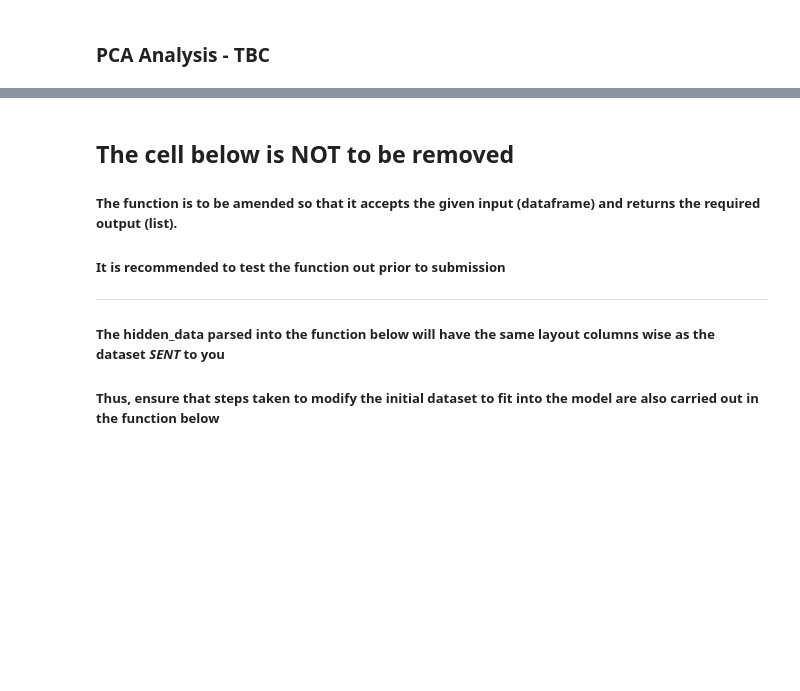
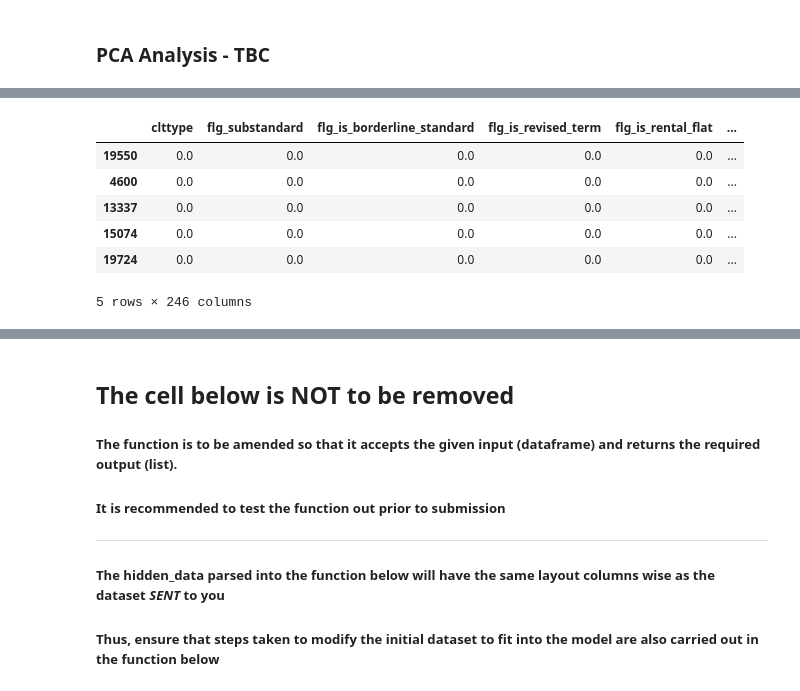
Before and after one commit to 61854/datathon_2024, a Jupyter notebook: NUS_DATATHON_SINGLIFE_NUS 188.ipynb, the cells around one changed output, grey strips where cells are left out. Saved outputs shown, nothing was run; the diff lists cells and outputs as text; code cells hidden in the pictures; blank space fills up the shorter version.

```diff
--- a/NUS_DATATHON_SINGLIFE_NUS 188.ipynb
+++ b/NUS_DATATHON_SINGLIFE_NUS 188.ipynb
@@ -468,0 +339,17 @@ Text(0, 0.5, 'Second Principal Component')
+# %%
+from sklearn.preprocessing import OrdinalEncoder
+
+encoder = OrdinalEncoder(categories=[['P', 'G', 'C']])
+
+# Fit and transform the ordinal_column
+dropped_df['clttype'] = encoder.fit_transform(dropped_df[['clttype']])
+
+dropped_df.head()
+# %% [output]
+|  | clttype | flg_substandard | flg_is_borderline_standard | flg_is_revised_term | flg_is_rental_flat | ... |
+| 19550 | 0.0 | 0.0 | 0.0 | 0.0 | 0.0 | ... |
+| 4600 | 0.0 | 0.0 | 0.0 | 0.0 | 0.0 | ... |
+| 13337 | 0.0 | 0.0 | 0.0 | 0.0 | 0.0 | ... |
+| 15074 | 0.0 | 0.0 | 0.0 | 0.0 | 0.0 | ... |
+| 19724 | 0.0 | 0.0 | 0.0 | 0.0 | 0.0 | ... |
+5 rows × 246 columns
```
Also changed, not shown: parts of 27 cells of this notebook.
